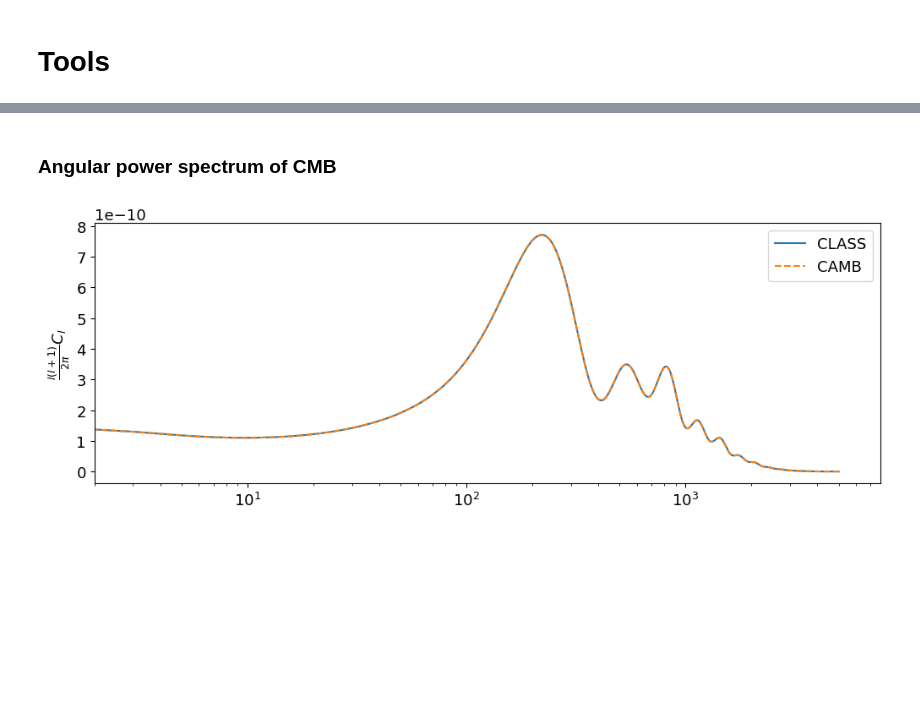
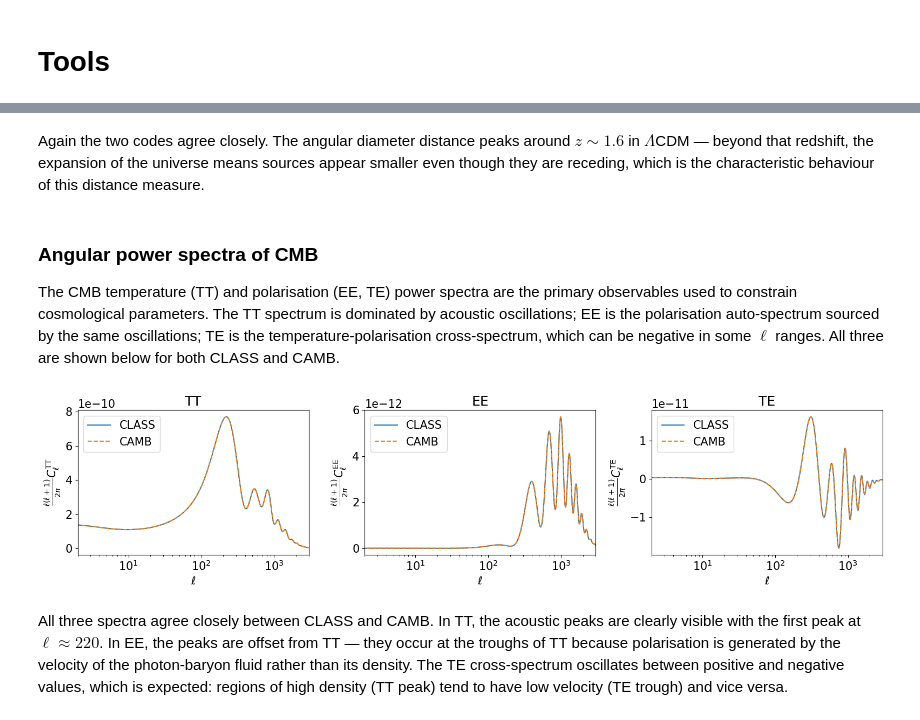
Before and after one commit to vasarm/STTG2026, a Jupyter notebook: lecture3.ipynb, the cells around one changed output, grey strips where cells are left out. Drawn from its saved outputs; the diff is of its cells as text; code cells hidden in the pictures; blank space fills up the shorter version.

```diff
--- a/lecture3.ipynb
+++ b/lecture3.ipynb
@@ -44,0 +49,4 @@ else:
+# %%
+data = np.load("chains/LCDM.npz")
+idata = import_LCDM_chains_from_npz("chains/LCDM")
+N_chains = data["n_chains"].item()
@@ -154,7 +215,10 @@ Less common statistic is **Effective sample size (ESS)**, but in some situations
 # Autocorrelation plot
 if az.__version__[0]=="1":
     az.style.use("arviz-variat")
+    az.plot_autocorr(idata, var_names=["logA"])
+    az.plot_autocorr(idata, var_names=["n_s"])
     az.plot_autocorr(idata, var_names=["H0"])
     az.plot_autocorr(idata, var_names=["omega_b"])
-    az.plot_autocorr(idata, var_names=["omega_c"])
+    az.plot_autocorr(idata, var_names=["omega_cdm"])
+    az.plot_autocorr(idata, var_names=["tau_reio"])
 # %% [markdown]
@@ -295,10 +433,11 @@ LCDM_CLASS.set(settings)
 LCDM_CLASS.compute()
 # %%
-# Example: get matter power spectrum
 pars = camb.CAMBparams()
 pars.set_cosmology(H0=67.32, ombh2=0.022383, omch2=0.12011)
 pars.InitPower.set_params(ns=0.96605, As=2.1005829616811546e-09)
 pars.Reion.set_tau(0.0543)
 pars.set_for_lmax(5000)
-pars.set_matter_power(redshifts=[0], kmax=100)
+# Compute matter power spectrum at multiple redshifts
+# Note: CAMB stores results with highest redshift first
+pars.set_matter_power(redshifts=[0, 0.5, 1.0], kmax=100)
 LCDM_CAMB = camb.get_results(pars)
@@ -336,20 +512,42 @@ with plt.rc_context({"font.size": 13}):
+# %% [markdown]
+Again the two codes agree closely. The angular diameter distance peaks around $z \sim 1.6$ in $\Lambda$CDM — beyond that redshift, the expansion of the universe means sources appear smaller even though they are receding, which is the characteristic behaviour of this distance measure.
 # %% [markdown]
-### Angular power spectrum of CMB
+### Angular power spectra of CMB
+
+The CMB temperature (TT) and polarisation (EE, TE) power spectra are the primary observables used to constrain cosmological parameters. The TT spectrum is dominated by acoustic oscillations; EE is the polarisation auto-spectrum sourced by the same oscillations; TE is the temperature-polarisation cross-spectrum, which can be negative in some $\ell$ ranges. All three are shown below for both CLASS and CAMB.
 # %%
 def plot_class_cl(ax, data, key):
     l = data["ell"]
     constant=l*(l+1)/(2*np.pi)
     ax.plot(l, data[key]*constant, label="CLASS")
 # %%
-with plt.rc_context({"font.size": 13}):
-    fig, ax = plt.subplots(figsize=(12, 4))
-    # CAMB: 0=TT, 1=EE, 2=BB, 3=TE
-    camb_idx = 0
-    plot_class_cl(ax, LCDM_CLASS.lensed_cl(), "tt")
-    ax.plot(LCDM_CAMB.get_cmb_power_spectra(pars)["total"][:, camb_idx], linestyle="--", label="CAMB")
-    ax.set_xscale("log")
-    ax.set_xlim(2)
-    ax.legend()
-    ax.set_ylabel("$\\frac{l(l+1)}{2\\pi}C_l$")
+with plt.rc_context({"font.size": 15}):
+    # CAMB column order: TT=0, EE=1, BB=2, TE=3
+    spectra = [("TT", "tt", 0), ("EE", "ee", 1), ("TE", "te", 3)]
+
+    fig, axes = plt.subplots(1, 3, figsize=(16, 4))
+
+    camb_cls  = LCDM_CAMB.get_cmb_power_spectra(pars)["total"]
+    class_cls = LCDM_CLASS.lensed_cl()
+
+    l_class  = class_cls["ell"]
+    l_camb   = np.arange(camb_cls.shape[0])
+    fac_class = l_class * (l_class + 1) / (2 * np.pi)
+    fac_camb = 1
+
+    for ax, (name, class_key, camb_idx) in zip(axes, spectra):
+        ax.plot(l_class, class_cls[class_key] * fac_class, label="CLASS")
+        ax.plot(l_camb,  camb_cls[:, camb_idx] * fac_camb, linestyle="--", label="CAMB")
+        ax.set_xscale("log")
+        ax.set_xlim(2, 3000)
+        ax.set_xlabel(r"$\ell$")
+        ax.set_ylabel(r"$\frac{\ell(\ell+1)}{2\pi}C_\ell^{\rm " + name + r"}$")
+        ax.set_title(name)
+        ax.legend()
+
+    plt.tight_layout()
+    plt.show()
 # %% [output]
-[figure, old version]
+[figure, new version]
+# %% [markdown]
+All three spectra agree closely between CLASS and CAMB. In TT, the acoustic peaks are clearly visible with the first peak at $\ell \approx 220$. In EE, the peaks are offset from TT — they occur at the troughs of TT because polarisation is generated by the velocity of the photon-baryon fluid rather than its density. The TE cross-spectrum oscillates between positive and negative values, which is expected: regions of high density (TT peak) tend to have low velocity (TE trough) and vice versa.
```
Also changed, not shown: parts of 34 cells of this notebook, 5 other files.
